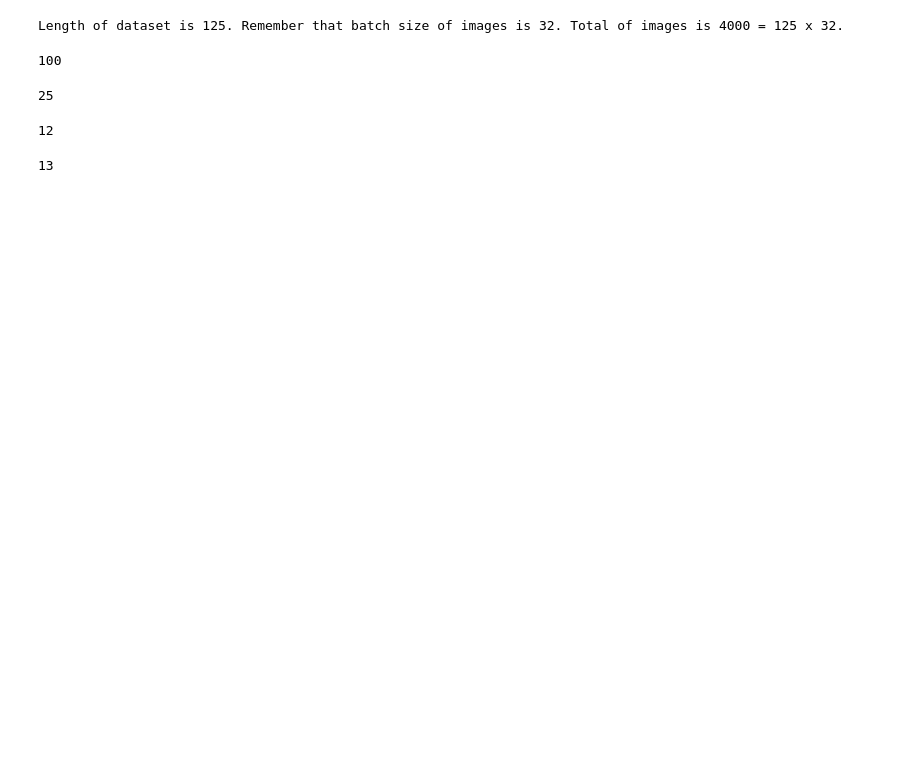
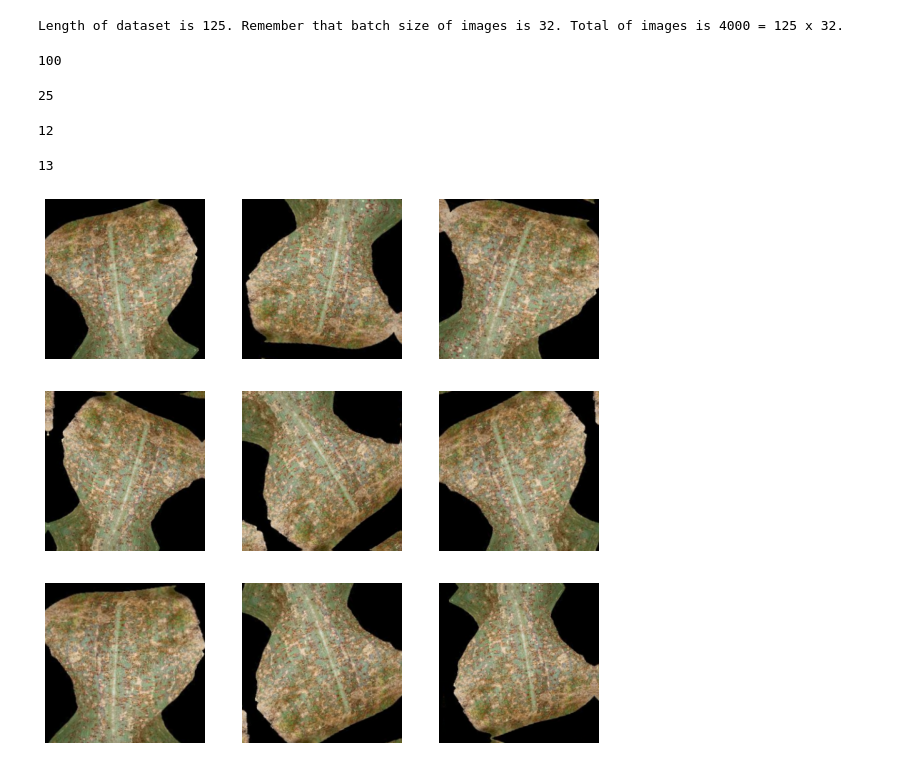
Before and after one commit to fabiogaiera/corn-diseases-classification-api, a Jupyter notebook: notebooks/Model Training.ipynb, the cells around one changed output. Drawn from its saved outputs; the diff is of its cells as text; code cells hidden in the pictures; blank space fills up the shorter version.

```diff
--- a/notebooks/Model Training.ipynb
+++ b/notebooks/Model Training.ipynb
@@ -78,0 +82,8 @@ print(len(test_dataset))
+# %%
+def optimize(dataset):
+
+    return dataset.cache().shuffle(100).prefetch(tf.data.AUTOTUNE)
+
+training_dataset = optimize(training_dataset)
+validation_dataset = optimize(validation_dataset)
+test_dataset = optimize(test_dataset)
@@ -78,0 +92,18 @@ print(len(test_dataset))
+# %%
+data_augmentation = tf.keras.Sequential(
+  [
+    tf.keras.layers.RandomFlip("horizontal_and_vertical", input_shape=(IMAGE_HEIGHT, IMAGE_WIDTH, 3)),
+    tf.keras.layers.RandomRotation(0.1),
+    tf.keras.layers.RandomZoom(0.1),
+  ]
+)
+# %%
+plt.figure(figsize=(10, 10))
+for images, _ in training_dataset.take(1):
+  for i in range(9):
+    augmented_images = data_augmentation(images)
+    ax = plt.subplot(3, 3, i + 1)
+    plt.imshow(augmented_images[0].numpy().astype("uint8"))
+    plt.axis("off")
+# %% [output]
+[figure, added]
```
Also changed, not shown: parts of 16 cells of this notebook, 1 other file.
